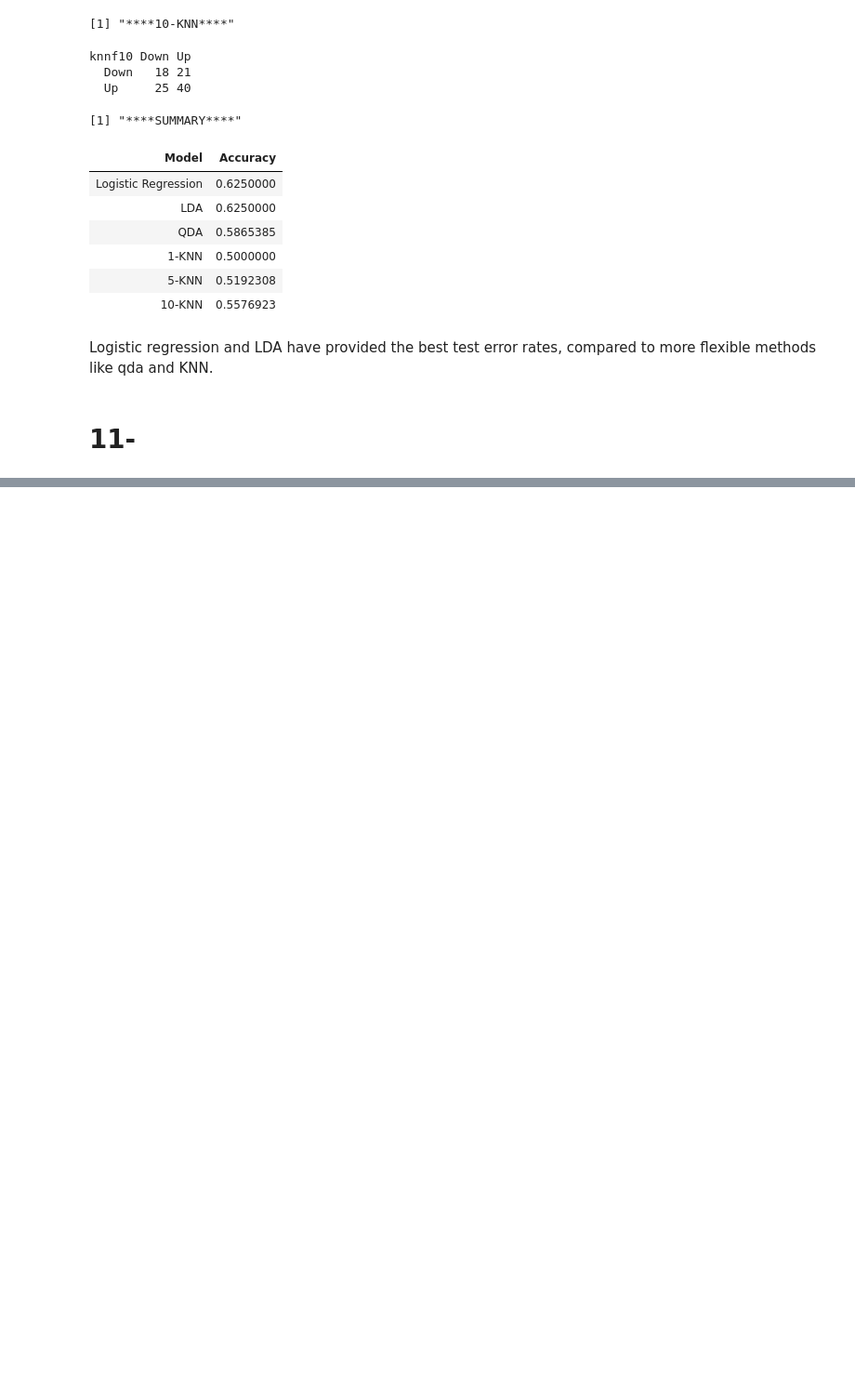
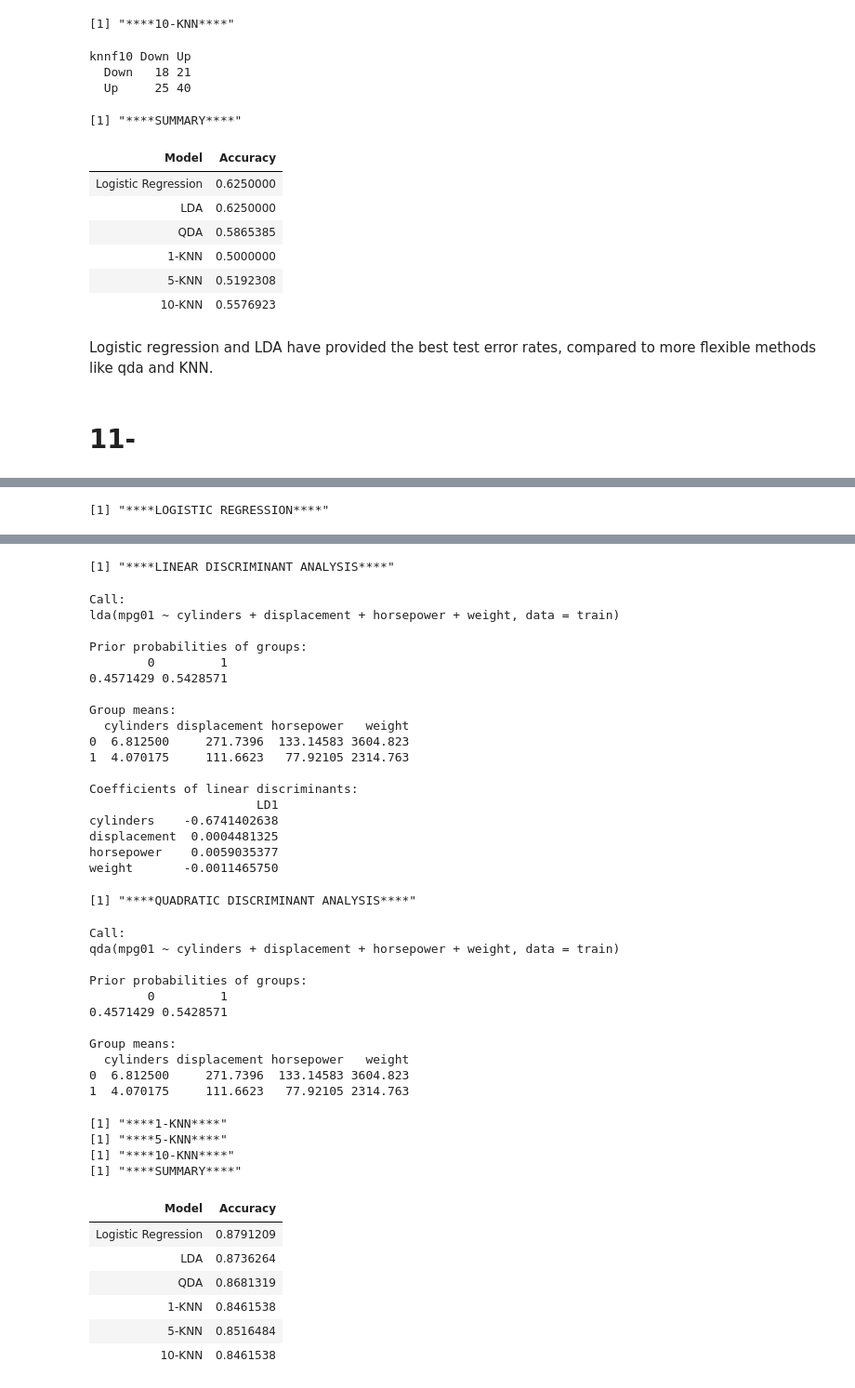
Before and after one commit to YoussefEssDS/ISLR-Labs, a Jupyter notebook: LAB Classification ISLR.ipynb, the cells around one changed output, grey strips where cells are left out. Shown: that part at 93% size. Saved outputs shown, nothing was run; the diff lists cells and outputs as text; code cells hidden in the pictures; blank space fills up the shorter version.

```diff
--- a/LAB Classification ISLR.ipynb
+++ b/LAB Classification ISLR.ipynb
@@ -244,0 +282,33 @@ Logistic regression and LDA have provided the best test error rates, compared to
+# %%
+#Let's split data into train/test. let the train contain rows with even years and test for odd years.
+train=subset(auto,auto$year%%2==0)
+test=subset(auto,auto$year%%2==1)
+# %%
+print('****LOGISTIC REGRESSION****')
+lorf=glm(mpg01~cylinders+displacement+horsepower+weight,data=train,family=binomial)
+response=rep(0,nrow(test))
+response[predict(lorf,test,type='response')>0.5]=1
+summary(lorf)
+print('****LINEAR DISCRIMINANT ANALYSIS****')
+ldaf=lda(mpg01~cylinders+displacement+horsepower+weight,data=train)
+ldaf
+print('****QUADRATIC DISCRIMINANT ANALYSIS****')
+qdaf=qda(mpg01~cylinders+displacement+horsepower+weight,data=train)
+qdaf
+print('****1-KNN****')
+set.seed(1)
+trainX=train[,2:5]
+testX=test[,2:5]
+labelsDir=train$mpg01
+knnf=knn(trainX,testX,labelsDir,k=1)
+print('****5-KNN****')
+set.seed(2)
+knnf5=knn(trainX,testX,labelsDir,k=5)
+print('****10-KNN****')
+set.seed(3)
+knnf10=knn(trainX,testX,labelsDir,k=10)
+results=data.frame('Model'=c('Logistic Regression','LDA','QDA','1-KNN','5-KNN','10-KNN'),'Accuracy'=c(mean(response==test$mpg01),mean(predict(ldaf,test)$class==test$mpg01),mean(predict(qdaf,test)$class==test$mpg01),mean(knnf==test$mpg01),mean(knnf5==test$mpg01),mean(knnf10==test$mpg01)))
+print('****SUMMARY****')
+results
+# %% [output]
+[1] "****LOGISTIC REGRESSION****"
@@ -244,0 +332,42 @@ Logistic regression and LDA have provided the best test error rates, compared to
+[1] "****LINEAR DISCRIMINANT ANALYSIS****"
+Call:
+lda(mpg01 ~ cylinders + displacement + horsepower + weight, data = train)
+
+Prior probabilities of groups:
+        0         1
+0.4571429 0.5428571
+
+Group means:
+  cylinders displacement horsepower   weight
+0  6.812500     271.7396  133.14583 3604.823
+1  4.070175     111.6623   77.92105 2314.763
+
+Coefficients of linear discriminants:
+                       LD1
+cylinders    -0.6741402638
+displacement  0.0004481325
+horsepower    0.0059035377
+weight       -0.0011465750
+[1] "****QUADRATIC DISCRIMINANT ANALYSIS****"
+Call:
+qda(mpg01 ~ cylinders + displacement + horsepower + weight, data = train)
+
+Prior probabilities of groups:
+        0         1
+0.4571429 0.5428571
+
+Group means:
+  cylinders displacement horsepower   weight
+0  6.812500     271.7396  133.14583 3604.823
+1  4.070175     111.6623   77.92105 2314.763
+[1] "****1-KNN****"
+[1] "****5-KNN****"
+[1] "****10-KNN****"
+[1] "****SUMMARY****"
+| Model | Accuracy |
+| Logistic Regression | 0.8791209 |
+| LDA | 0.8736264 |
+| QDA | 0.8681319 |
+| 1-KNN | 0.8461538 |
+| 5-KNN | 0.8516484 |
+| 10-KNN | 0.8461538 |
```
Also changed, not shown: parts of 5 cells of this notebook.
